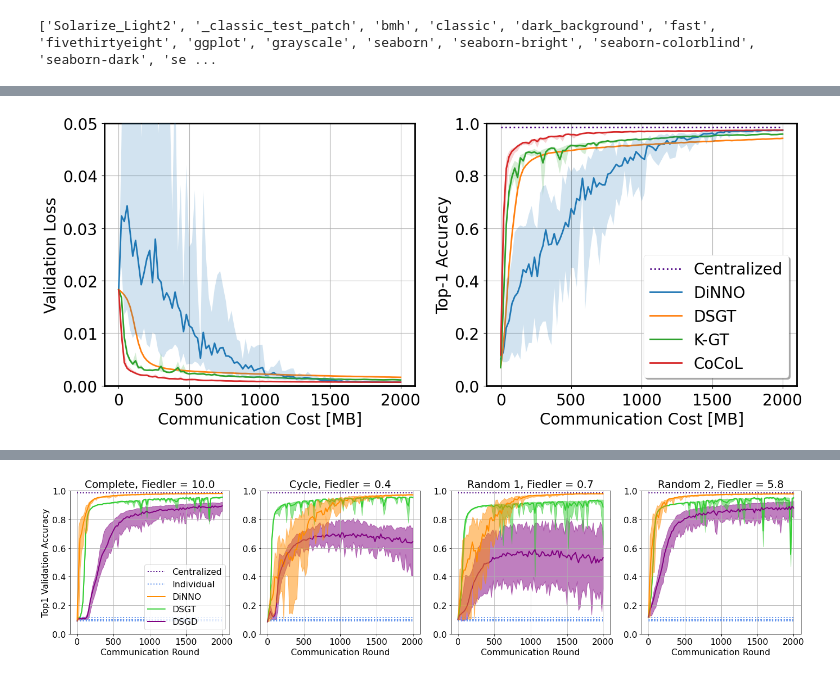
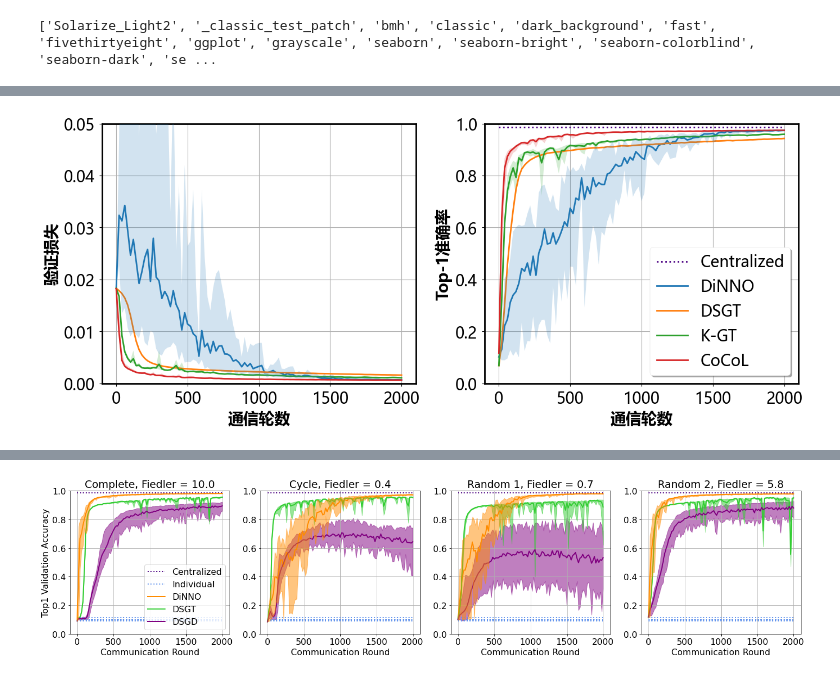
Before and after one commit to hjx-zju/nn_distributed_training, a Jupyter notebook: visualization/mnist_four.ipynb, the cells around one changed output, grey strips where cells are left out. Cells and saved outputs as stored; diff of their text form; code cells hidden in the pictures.

```diff
--- a/visualization/mnist_four.ipynb
+++ b/visualization/mnist_four.ipynb
@@ -8,7 +8,7 @@ import networkx as nx
 from matplotlib.ticker import MultipleLocator
 # %%
 plt.style.use('seaborn-paper')  # 更改图表风格
-
+plt.rcParams['font.sans-serif'] = ['Microsoft YaHei']
 default_colors = plt.rcParams['axes.prop_cycle'].by_key()['color']
 
 # 打印默认颜色数组
@@ -181,8 +167,10 @@ ax[1].fill_between(t, torch.amax(cy_acd, dim=1), torch.amin(cy_acd, dim=1),
   alpha=0.2, zorder=4)
 
 ax[1].set_ylim((0.0, 1.0))
-ax[1].set_xlabel("Communication Cost [MB]",fontsize=20)
-ax[1].set_ylabel("Top-1 Accuracy",fontsize=20)
+# ax[1].set_xlabel("Communication Cost [MB]",fontsize=20)
+# ax[1].set_ylabel("Top-1 Accuracy",fontsize=20)
+ax[1].set_xlabel("通信轮数",fontsize=20,fontweight='bold')
+ax[1].set_ylabel("Top-1准确率",fontsize=20,fontweight='bold')
 # fig.suptitle("Ring Graph",fontsize=25)
 ax[1].grid(zorder=0)
 ax[0].set_ylim((0.0, 0.05))
@@ -192,33 +180,35 @@ va_acb=torch.stack(cy_dsgt["validation_loss"])
 va_acc=torch.stack(cy_kgt["validation_loss"][:101])
 va_acd=torch.stack(cy_sonata_atc["validation_loss"])
 ax[0].plot(t, torch.mean(va_aca, dim=1), linewidth=2, label="DiNNO")
 ax[0].fill_between(t, torch.amax(va_aca, dim=1), torch.amin(va_aca, dim=1),
      alpha=0.2, zorder=3)
 ax[0].plot(t, torch.mean(va_acb, dim=1), linewidth=2, label="DSGT")
 ax[0].fill_between(t, torch.amax(va_acb, dim=1), torch.amin(va_acb, dim=1), alpha=0.2, zorder=1)
 ax[0].plot(t, torch.mean(va_acc, dim=1), linewidth=2, label="K-GT")
 ax[0].fill_between(t, torch.amax(va_acc, dim=1), torch.amin(va_acc, dim=1), alpha=0.2, zorder=2)
 ax[0].plot(t, torch.mean(va_acd, dim=1), linewidth=2, label="CoCoL")
 ax[0].fill_between(t, torch.amax(va_acd, dim=1), torch.amin(va_acd, dim=1),
   alpha=0.2, zorder=4)
 ax[1].legend(fontsize=20,shadow=True,frameon=True)
-ax[0].set_xlabel("Communication Cost [MB]",fontsize=20)
-ax[0].set_ylabel("Validation Loss",fontsize=20)
+# ax[0].set_xlabel("Communication Cost [MB]",fontsize=20)
+# ax[0].set_ylabel("Validation Loss",fontsize=20)
+ax[0].set_xlabel("通信轮数",fontsize=20,fontweight='bold')
+ax[0].set_ylabel("验证损失",fontsize=20,fontweight='bold')
 ax[0].grid(zorder=0)
 # 设置x轴的刻度间隔为500
 # ax[0].xaxis.set_major_locator(MultipleLocator(500))
 # ax[1].xaxis.set_major_locator(MultipleLocator(500))
 ax[1].yaxis.set_major_locator(MultipleLocator(0.2))
 # 设置x轴刻度标签的字体大小
 ax[0].tick_params(axis='x', labelsize=20)
 ax[1].tick_params(axis='x', labelsize=20)
 
 # 设置y轴刻度标签的字体大小
 ax[0].tick_params(axis='y', labelsize=20)
 ax[1].tick_params(axis='y', labelsize=20)
 # fig.savefig("ring_graph.png", dpi=1000)
 # fig.savefig("ring_graph.pdf", dpi=800)
 # ax[1].set_xlim(-5,2220)
 # ax[0].set_xlim(-5,2220)
 # %% [output]
-[figure, old version]
+[figure, new version]
```
Also changed, not shown: parts of 4 cells of this notebook, 11 other files.
